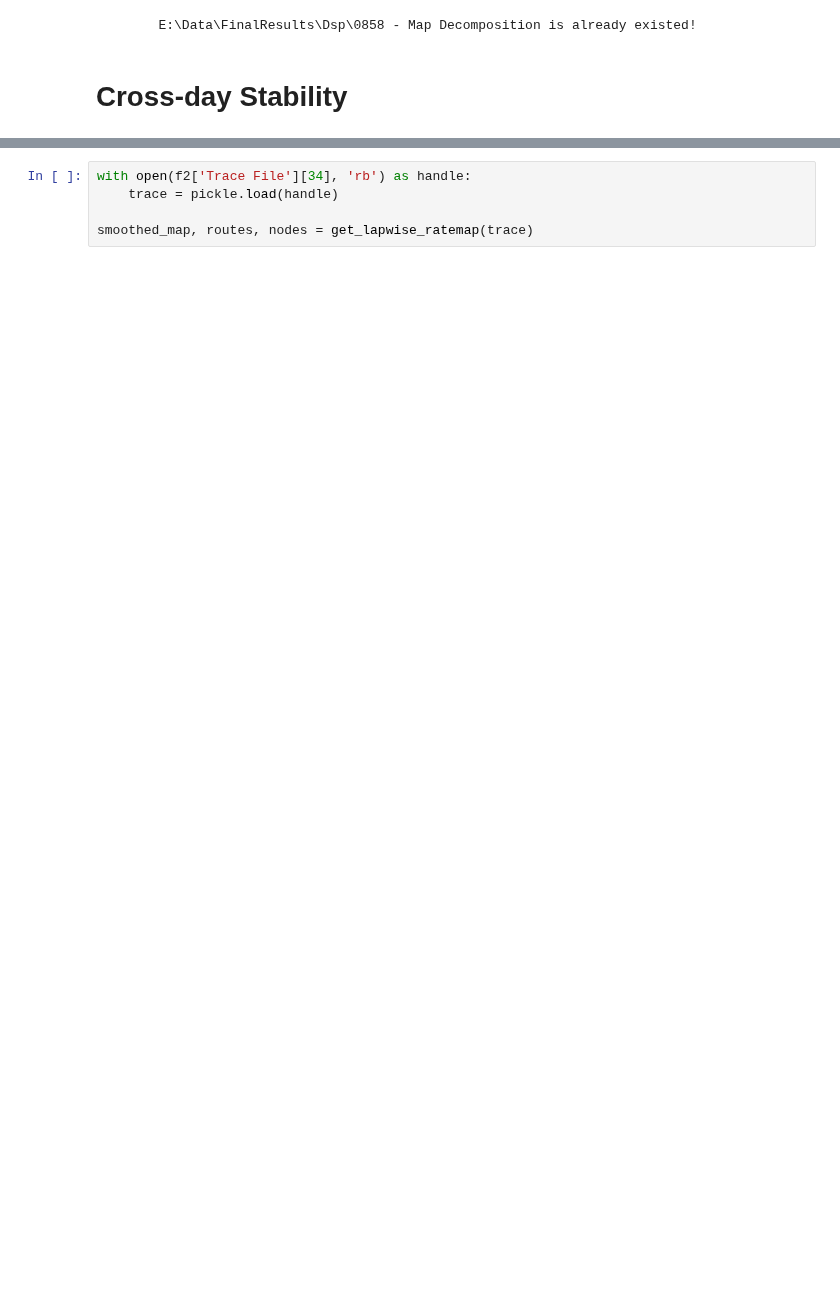
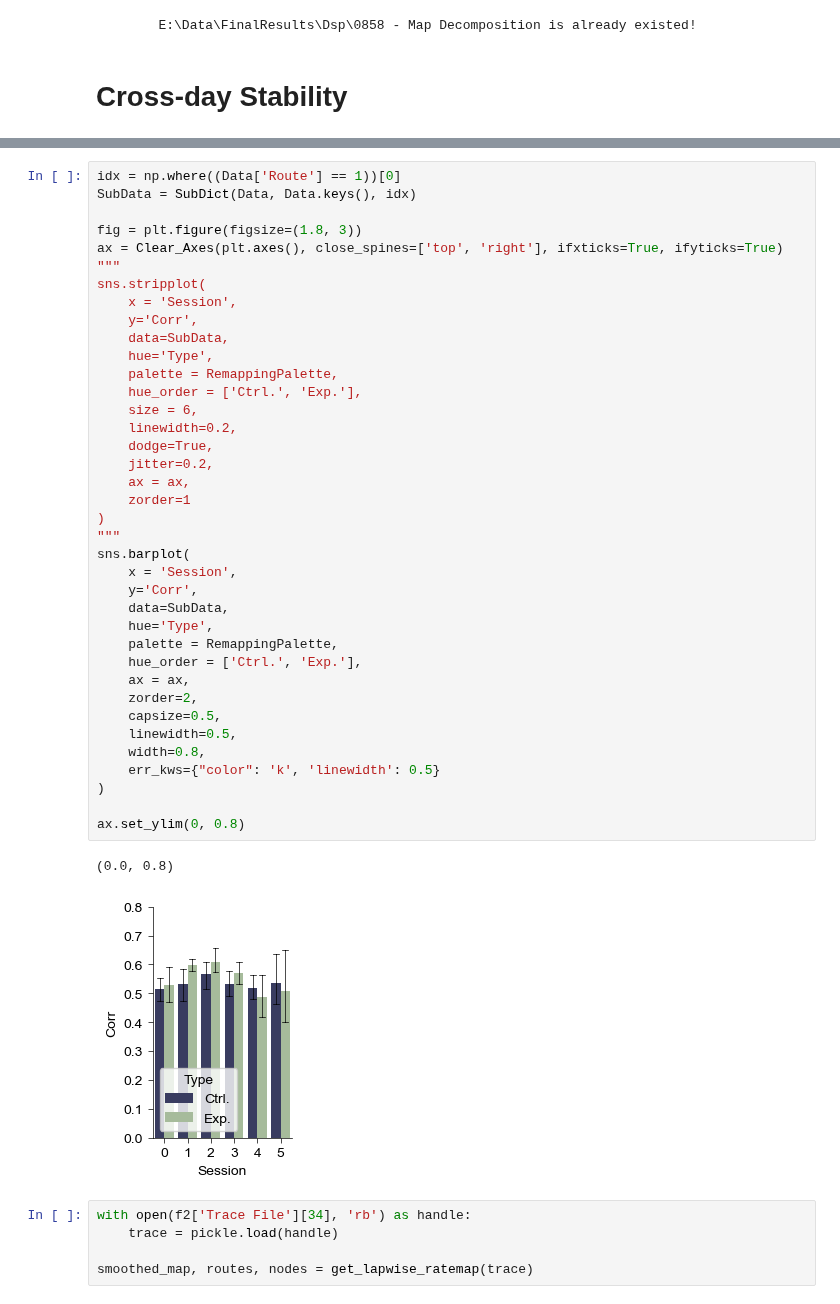
Before and after one commit to YAO-Shuyang/PlotFigures, a Jupyter notebook: NodeFigures/Fig0858 - Map Decomposition.ipynb, the cells around one changed output, grey strips where cells are left out. Cells and saved outputs as stored; diff of their text form; blank space fills up the shorter version.

```diff
--- a/NodeFigures/Fig0858 - Map Decomposition.ipynb
+++ b/NodeFigures/Fig0858 - Map Decomposition.ipynb
@@ -122,3 +169,44 @@ else:
+# %%
+idx = np.where((Data['Route'] == 1))[0]
+SubData = SubDict(Data, Data.keys(), idx)
+
+fig = plt.figure(figsize=(1.8, 3))
+ax = Clear_Axes(plt.axes(), close_spines=['top', 'right'], ifxticks=True, ifyticks=True)
+"""
+sns.stripplot(
+    x = 'Session',
+    y='Corr',
+    data=SubData,
+    hue='Type',
+    palette = RemappingPalette,
+    hue_order = ['Ctrl.', 'Exp.'],
+    size = 6,
+    linewidth=0.2,
+    dodge=True,
+    jitter=0.2,
+    ax = ax,
+    zorder=1
+)
+"""
+sns.barplot(
+    x = 'Session',
+    y='Corr',
+    data=SubData,
+    hue='Type',
+    palette = RemappingPalette,
+    hue_order = ['Ctrl.', 'Exp.'],
+    ax = ax,
+    zorder=2,
+    capsize=0.5,
+    linewidth=0.5,
+    width=0.8,
+    err_kws={"color": 'k', 'linewidth': 0.5}
+)
+
+ax.set_ylim(0, 0.8)
+# %% [output]
+(0.0, 0.8)
+[figure, added]
 # %%
 with open(f2['Trace File'][34], 'rb') as handle:
     trace = pickle.load(handle)
```
Also changed, not shown: parts of 5 cells of this notebook, 2 other files.
